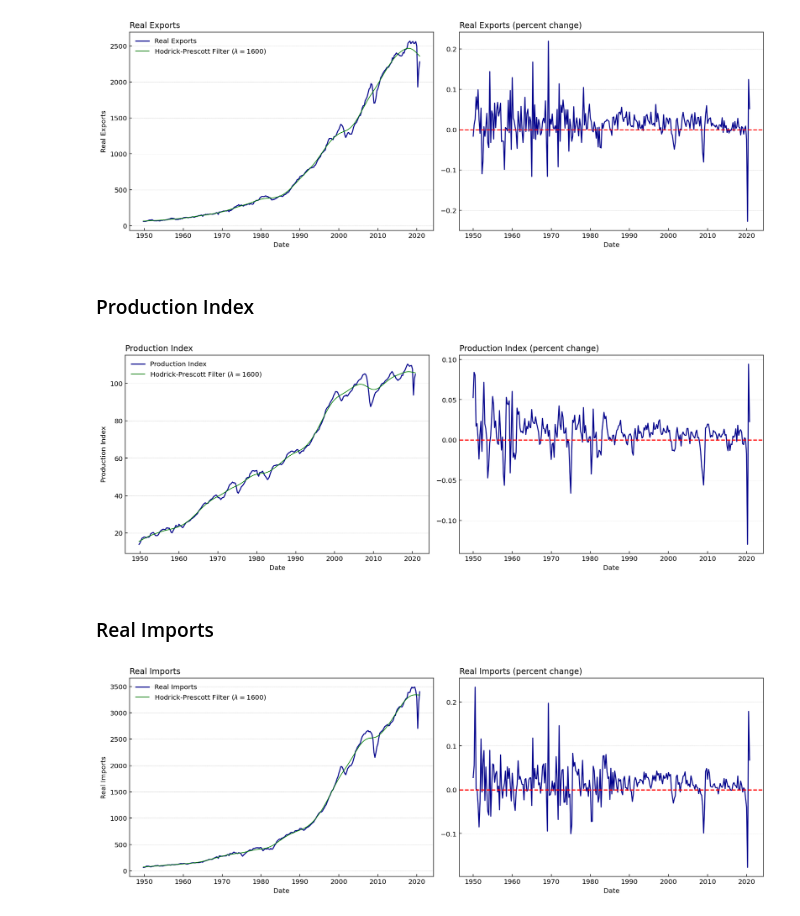
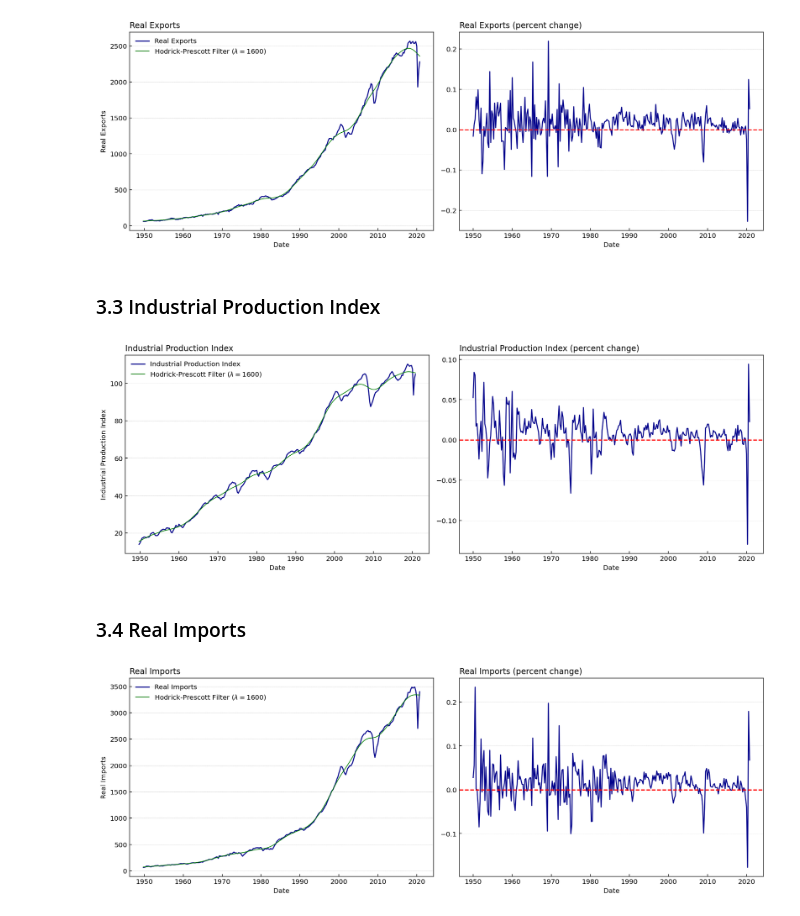
Before and after one commit to LeonHackl/TimeSeries-Forecasting, a Jupyter notebook: DataPreparation-Python.ipynb, the cells around one changed output. Saved outputs shown, nothing was run; the diff lists cells and outputs as text; code cells hidden in the pictures.

```diff
--- a/DataPreparation-Python.ipynb
+++ b/DataPreparation-Python.ipynb
@@ -116,13 +116,13 @@ graph_plot(df["EXP"], "Real Exports")
 # %% [output]
 [figure]
 # %% [markdown]
-### Production Index
+### 3.3 Industrial Production Index
 # %%
-graph_plot(df["IPI"], "Production Index")
+graph_plot(df["IPI"], "Industrial Production Index")
 # %% [output]
-[figure, old version]
+[figure, new version]
 # %% [markdown]
-### Real Imports
+### 3.4 Real Imports
 # %%
 graph_plot(df["IMP"], "Real Imports")
 # %% [output]
```
Also changed, not shown: parts of 20 cells of this notebook, 1 other file.
